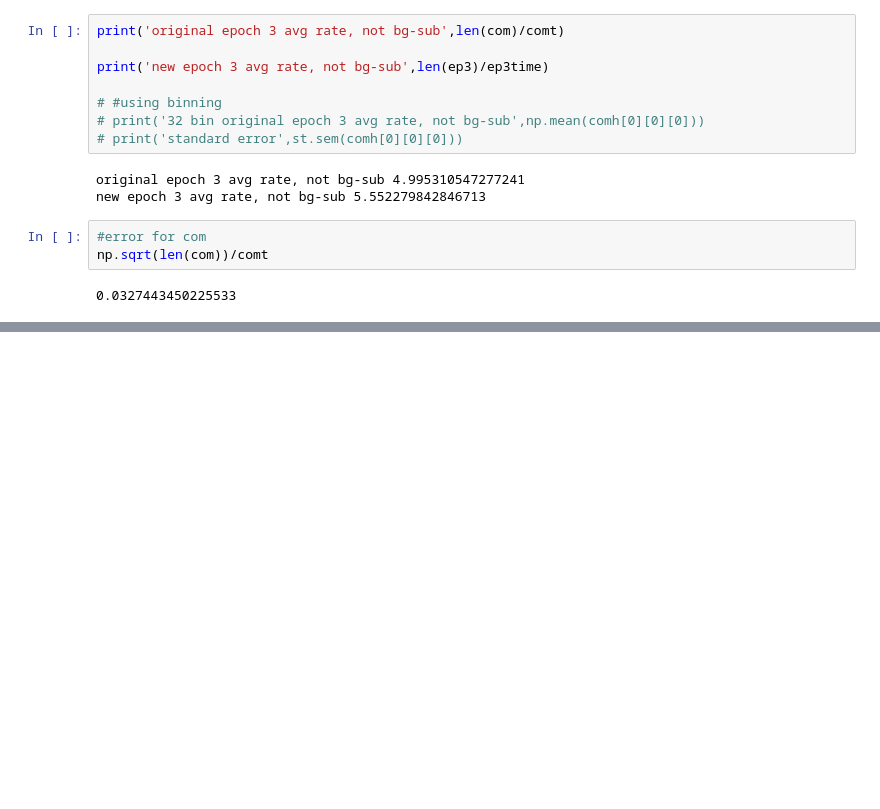
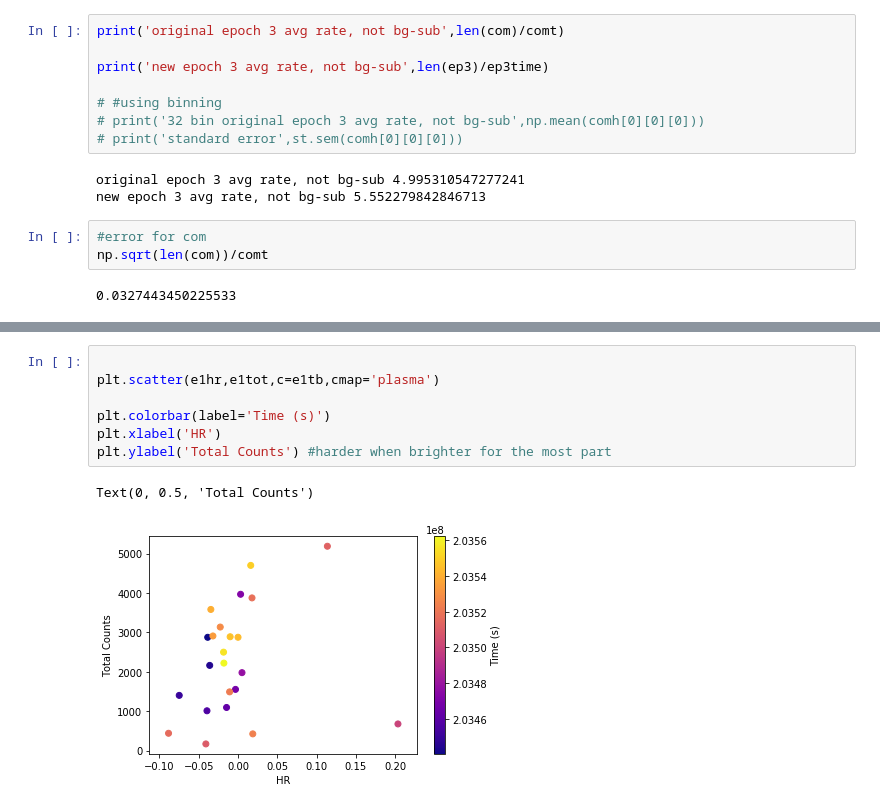
Before and after one commit to lenatreiber/LXP69.5, a Jupyter notebook: 0.3-8.0PulsesRXJ0529.ipynb, the cells around one changed output, grey strips where cells are left out. Cells and saved outputs as stored; diff of their text form; blank space fills up the shorter version.

```diff
--- a/0.3-8.0PulsesRXJ0529.ipynb
+++ b/0.3-8.0PulsesRXJ0529.ipynb
@@ -2341,0 +2392,10 @@ np.sqrt(len(com))/comt
+# %%
+
+plt.scatter(e1hr,e1tot,c=e1tb,cmap='plasma')
+
+plt.colorbar(label='Time (s)')
+plt.xlabel('HR')
+plt.ylabel('Total Counts') #harder when brighter for the most part
+# %% [output]
+Text(0, 0.5, 'Total Counts')
+[figure, added]
```
Also changed, not shown: parts of 67 cells of this notebook.
